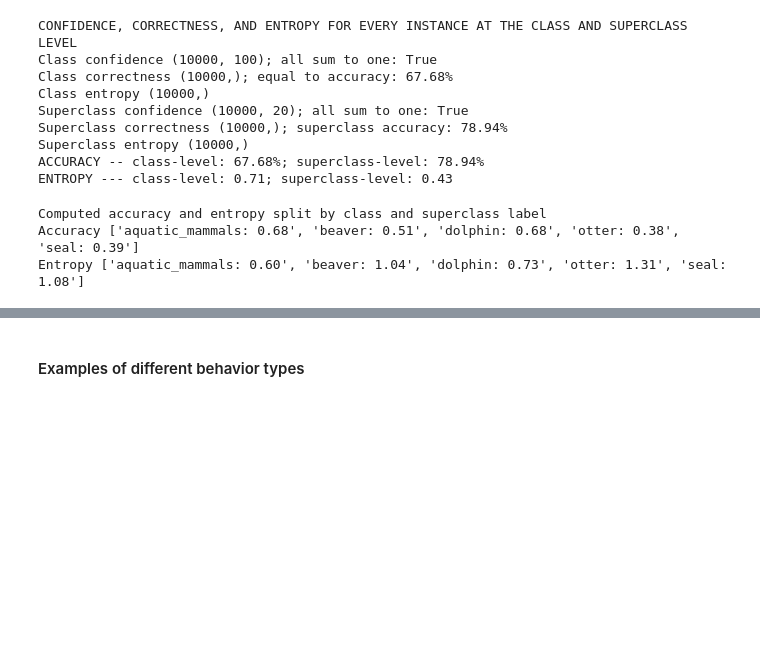
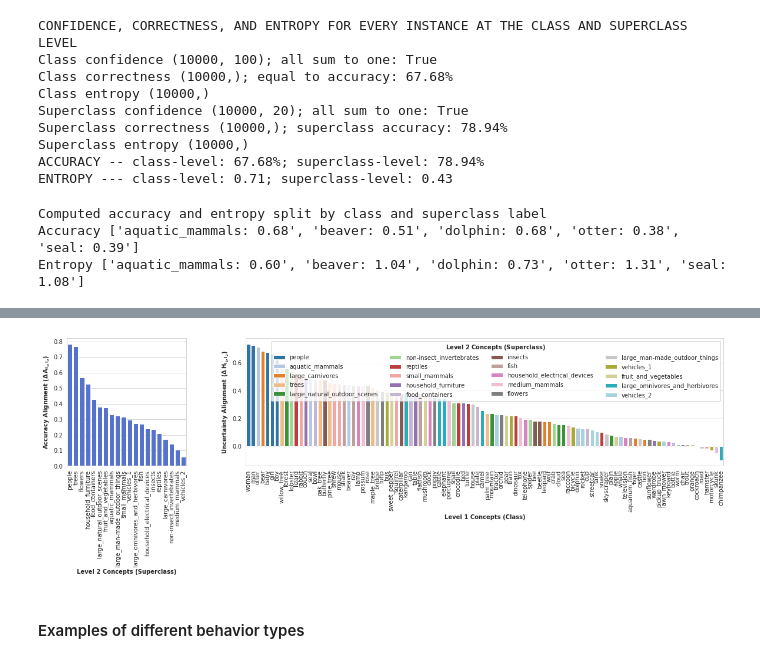
Before and after one commit to mitvis/abstraction-alignment, a Jupyter notebook: cifar_abstraction_alignment.ipynb, the cells around one changed output, grey strips where cells are left out. Cells and saved outputs as stored; diff of their text form; code cells hidden in the pictures; blank space fills up the shorter version.

```diff
--- a/cifar_abstraction_alignment.ipynb
+++ b/cifar_abstraction_alignment.ipynb
@@ -308,0 +316,24 @@ plt.savefig('cifar_entropy_diff.pdf', bbox_inches='tight')
+# %%
+# Plot them side by side
+fig, axes = plt.subplots(nrows=1, ncols=2, figsize=(20, 4), gridspec_kw={'width_ratios': [1, 4]})
+sns.barplot(acc_df,
+                 x='label',
+                 y='change in accuracy',
+                 color='royalblue',
+                 dodge=False,
+                 ax=axes[0])
+axes[0].set_xlabel('Level 2 Concepts (Superclass)', fontweight='bold')
+axes[0].set_ylabel('Accuracy Alignment ($\\bf{\Delta\, A_{l_1,l_2}}$)', fontweight='bold')
+axes[0].tick_params(axis='x', labelrotation=90);
+
+sns.barplot(ent_df, x='class', y='change_in_entropy',
+                 hue='superclass',
+                 dodge=False,
+                 palette='tab20',
+                 ax=axes[1])
+axes[1].legend(loc="upper right", ncol=4, title='$\\bf{Level}$ $\\bf{2}$ $\\bf{Concepts}$ $\\bf{(Superclass)}$')
+axes[1].set_xlabel('Level 1 Concepts (Class)', fontweight='bold')
+axes[1].set_ylabel('Uncertainty Alignment ($\\bf{\Delta\, H_{l_1,l_2}}$)', fontweight='bold')
+axes[1].tick_params(axis='x', labelrotation=90);
+# %% [output]
+[figure, added]
```
Also changed, not shown: parts of 8 cells of this notebook.
